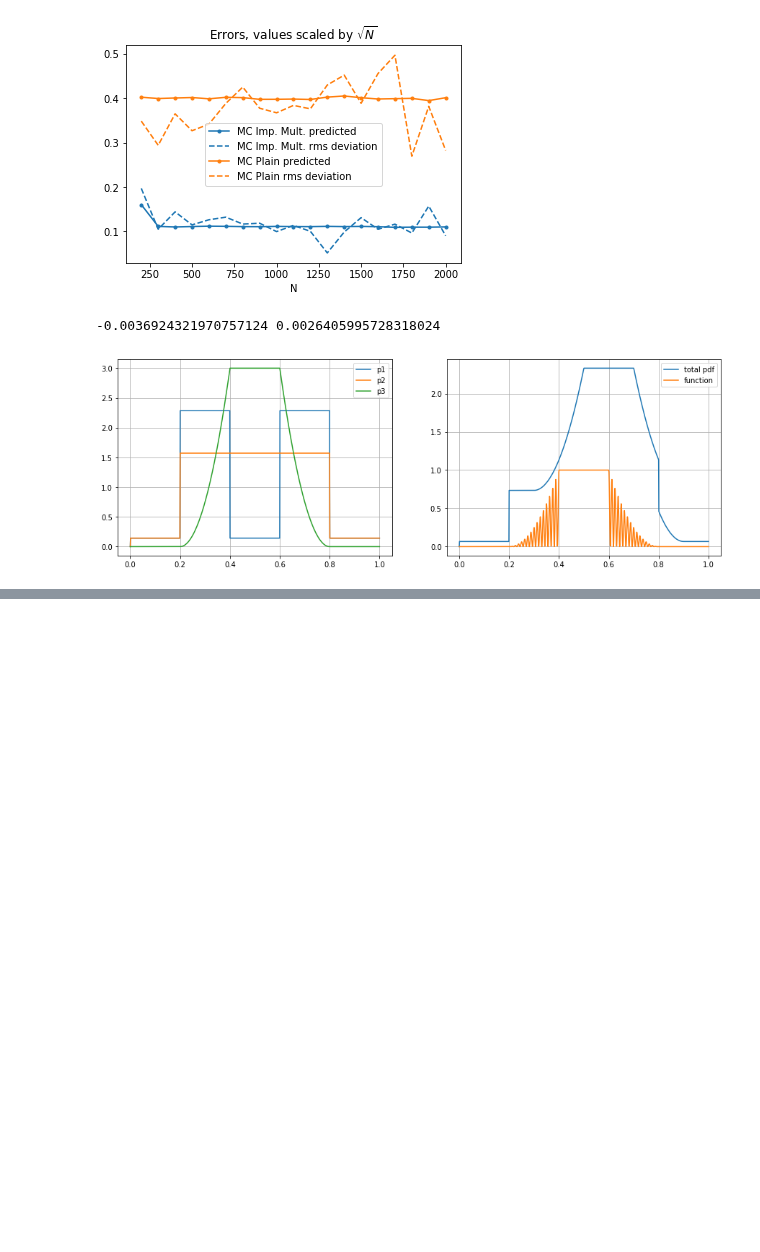
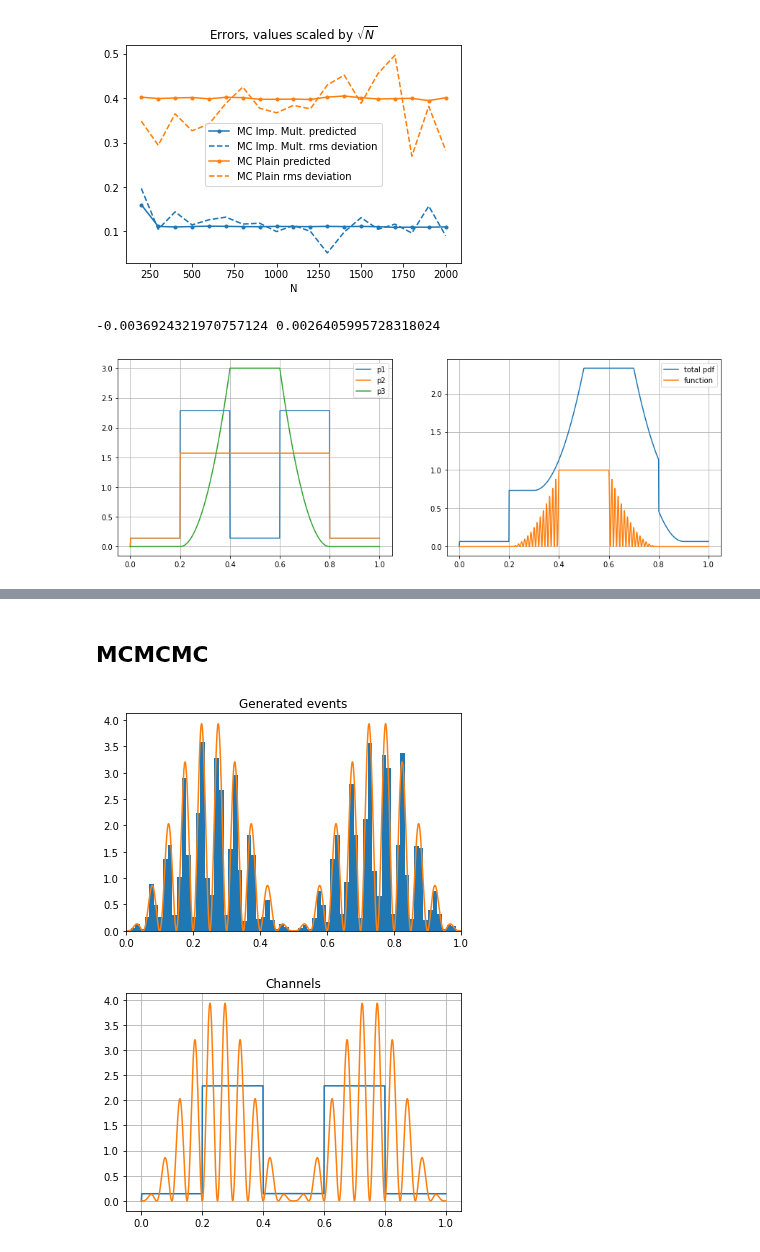
Before and after one commit to mathisgerdes/hep-monte-carlo, a Jupyter notebook: intro/monte_carlo.ipynb, the cells around one changed output, grey strips where cells are left out. Cells and saved outputs as stored; diff of their text form; code cells hidden in the pictures; blank space fills up the shorter version.

```diff
--- a/intro/monte_carlo.ipynb
+++ b/intro/monte_carlo.ipynb
@@ -944,0 +949,2 @@ compare_distribution(fn, .5, 500, 1000, mcmci, bins=30)
+# %% [markdown]
+## MCMCMC
@@ -944,0 +998,20 @@ compare_distribution(fn, .5, 500, 1000, mcmci, bins=30)
+# %%
+fn = lambda x: np.sin(2*np.pi*x)**2 * np.sin(10*2*np.pi*x)**2
+mc3 = MC3(1, Channels([sampling1, sampling2, sampling3], [p1, p2, p3]), fn, delta=.1, initial_value=.5)
+res = mc3(([], [500]*40, []), 30000, beta=.8)
+
+plt.title("Generated events")
+plt.hist(res, normed=True, bins=70)
+plt.xlim(0, 1)
+x = np.linspace(0, 1, 1000)
+plt.plot(x, fn(x)/mc3.integral)
+plt.show()
+
+plt.title("Channels")
+mc3.channels.plot_pdf()
+plt.plot(x, fn(x)/mc3.integral)
+plt.grid()
+plt.show()
+# %% [output]
+[figure, added]
+[figure, added]
```
Also changed, not shown: parts of 11 cells of this notebook.
